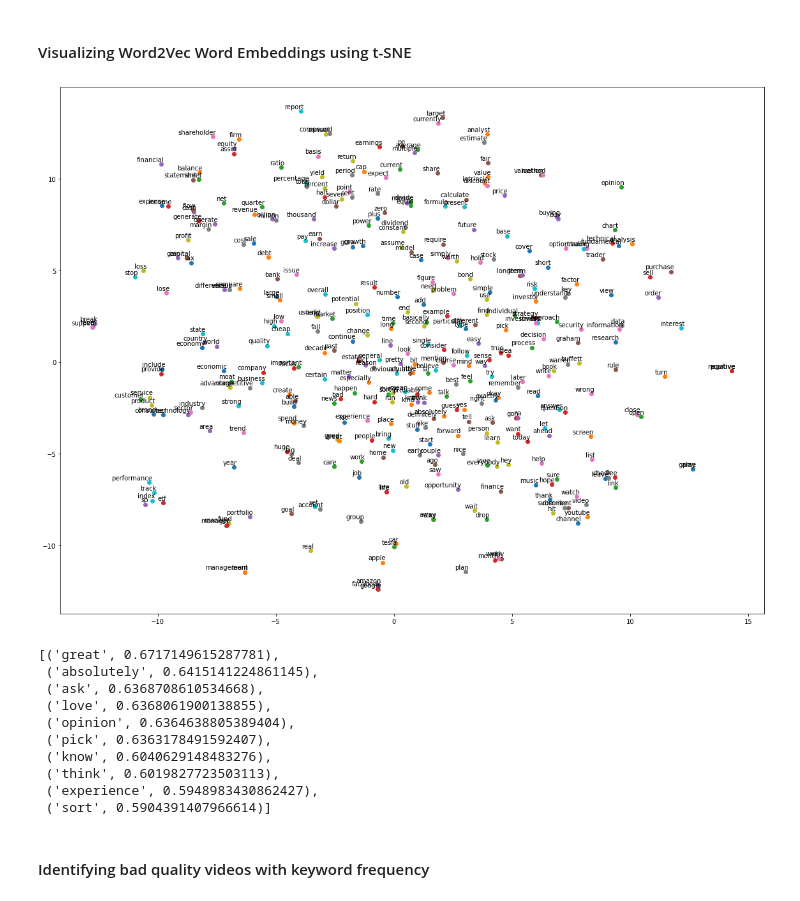
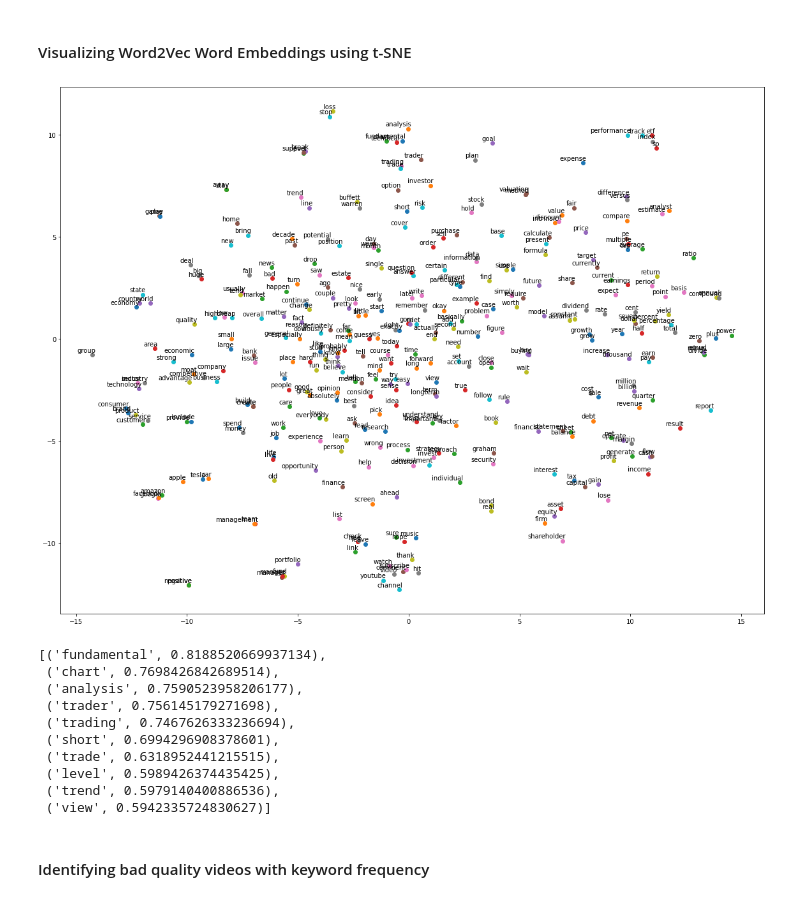
Before and after one commit to mkschoi/project5_youtube_recommender, a Jupyter notebook: Code/word_embed_freq_sentiment.ipynb, the cells around one changed output. Cells and saved outputs as stored; diff of their text form; code cells hidden in the pictures.

```diff
--- a/Code/word_embed_freq_sentiment.ipynb
+++ b/Code/word_embed_freq_sentiment.ipynb
@@ -28,7 +32,7 @@ from gensim.models import word2vec
 %load_ext autoreload
 %autoreload 2
 # %%
-df_videos_cleaned_v9 = pickle.load(open('../Data/df_videos_cleaned_v9.pickle', 'rb'))
+df_videos_cleaned_v8 = pickle.load(open('../Data/df_videos_cleaned_v8.pickle', 'rb'))
 # %% [markdown]
 ### All the functions (Need to put these into a separate .py file)
 # %%
@@ -179,22 +231,22 @@ def sentiment_analysis(df):
 # %% [markdown]
 #### Visualizing Word2Vec Word Embeddings using t-SNE
 # %%
-word2vec_plot(df_videos_cleaned_v9, 'Transcript', 1000, 5)
+word2vec_plot(df_videos_cleaned_v8, 'Transcript', 1000, 5)
 # %% [output]
-[figure, old version]
+[figure, new version]
 # %%
-word2vec_most_similar(df_videos_cleaned_v9, 'Transcript', 1000, 5, 'best')
+word2vec_most_similar(df_videos_cleaned_v8, 'Transcript', 900, 5, 'technical')
 # %% [output]
-[('great', 0.6717149615287781),
- ('absolutely', 0.6415141224861145),
- ('ask', 0.6368708610534668),
- ('love', 0.6368061900138855),
- ('opinion', 0.6364638805389404),
- ('pick', 0.6363178491592407),
- ('know', 0.6040629148483276),
- ('think', 0.6019827723503113),
- ('experience', 0.5948983430862427),
- ('sort', 0.5904391407966614)]
+[('fundamental', 0.8188520669937134),
+ ('chart', 0.7698426842689514),
+ ('analysis', 0.7590523958206177),
+ ('trader', 0.756145179271698),
+ ('trading', 0.7467626333236694),
+ ('short', 0.6994296908378601),
+ ('trade', 0.6318952441215515),
+ ('level', 0.5989426374435425),
+ ('trend', 0.5979140400886536),
+ ('view', 0.5942335724830627)]
 # %% [markdown]
 #### Identifying bad quality videos with keyword frequency
 # %%
```
Also changed, not shown: parts of 27 cells of this notebook, 11 other files.
